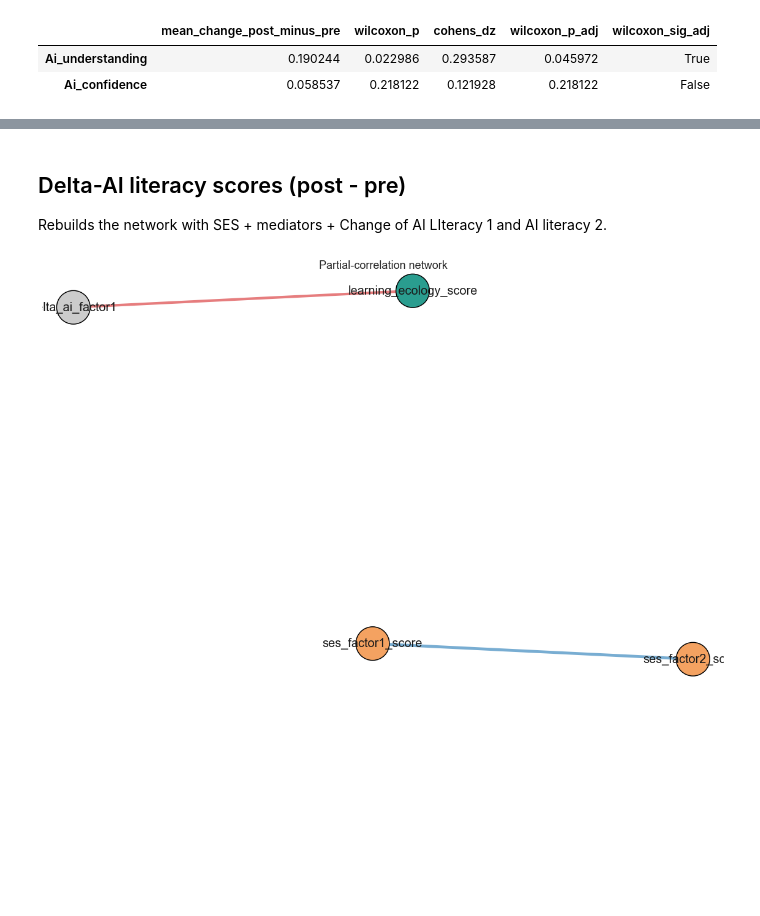
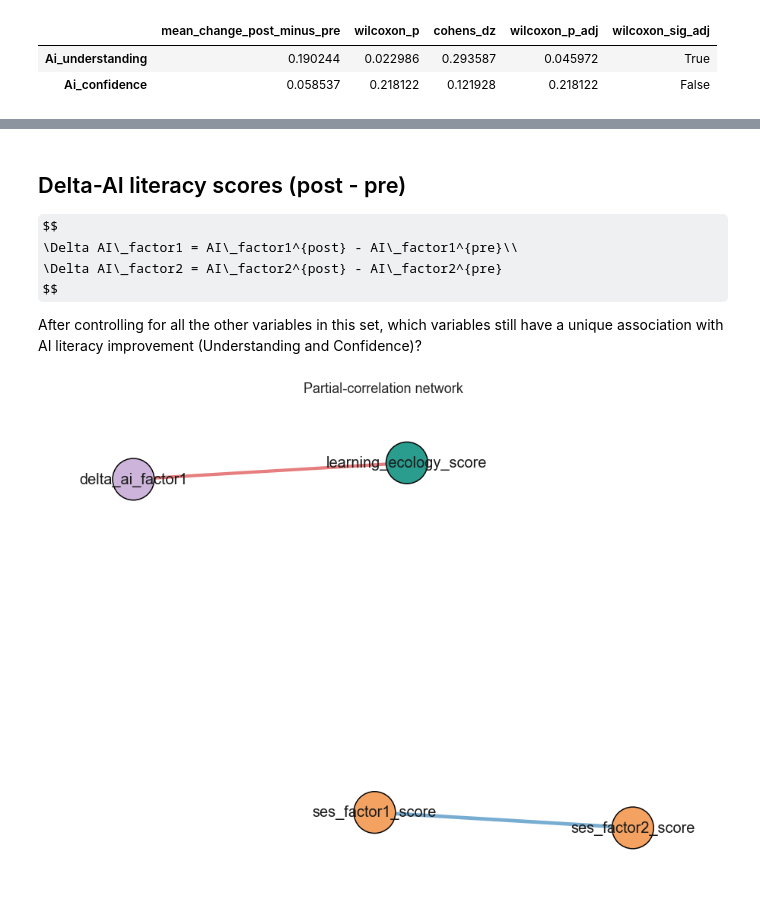
Before and after one commit to garcia-ho/1st_analysis, a Jupyter notebook: Phase2_analysis.ipynb, the cells around one changed output, grey strips where cells are left out. Cells and saved outputs as stored; diff of their text form; code cells hidden in the pictures; some formulas as TeX source; blank space fills up the shorter version.

Commit message:
finishe phase II analysis

```diff
--- a/Phase2_analysis.ipynb
+++ b/Phase2_analysis.ipynb
@@ -56,4 +56,27 @@ merged_df = merge_and_score_followup_ai(
     functions_file="functions.py"
 )
 
+
+# ses and revers cols in phase_2_functions
+merged_df = add_ses_index_mean(
+    merged_df,
+    ses_cols=ses_cols,
+    reverse_cols=reverse_cols,
+    new_col="ses_index"
+)
+
 merged_df.to_csv("datasets/df_analysis_phase_II.csv", index=False)
+
+important_cols = [
+    "ses_index",
+    "learning_ecology_score",
+    "language_load_score",
+    "epistemic_stance_score",
+    "ai_conceptual_score_pre",
+    "ai_conceptual_score_post",
+    "ai_confidence_score_pre",
+    "ai_confidence_score_post",
+]
+
+summary_table = summarize_columns(merged_df, important_cols)
+summary_table
@@ -92,16 +186,21 @@ plot_network_graph(two_wave_res["graph"], layout="spring", figsize=(16, 10))
 # %% [markdown]
 ## Delta-AI literacy scores (post - pre)
 
-Rebuilds the network with SES + mediators + Change of AI LIteracy 1 and AI literacy 2.
+$$
+\Delta AI\_factor1 = AI\_factor1^{post} - AI\_factor1^{pre}\\
+\Delta AI\_factor2 = AI\_factor2^{post} - AI\_factor2^{pre}
+$$
+
+After controlling for all the other variables in this set, which variables still have a unique association with AI literacy improvement (Understanding and Confidence)?
 # %%
 change_res = run_change_score_ai_network(
     merged_df,
     alpha=0.05,
     adjust_method="fdr_bh",
     min_abs_r=0.0,
     node_groups=node_groups_change
 )
 
-plot_network_graph(change_res["graph"], layout="spring", figsize=(16, 10))
+plot_network_graph(change_res["graph"], layout="spring", figsize=(16, 12))
 # %% [output]
-[figure, old version]
+[figure, new version]
```
Also changed, not shown: parts of 23 cells of this notebook, 5 other files.
